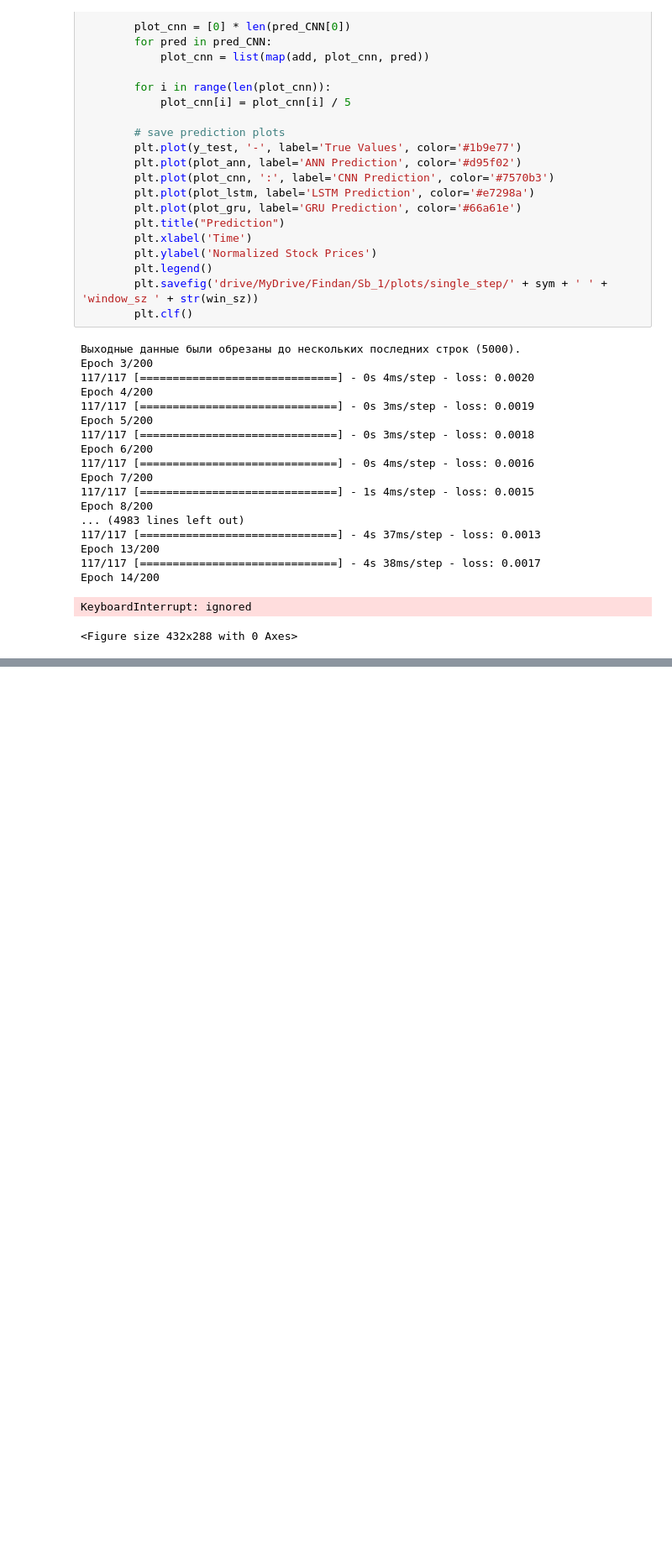
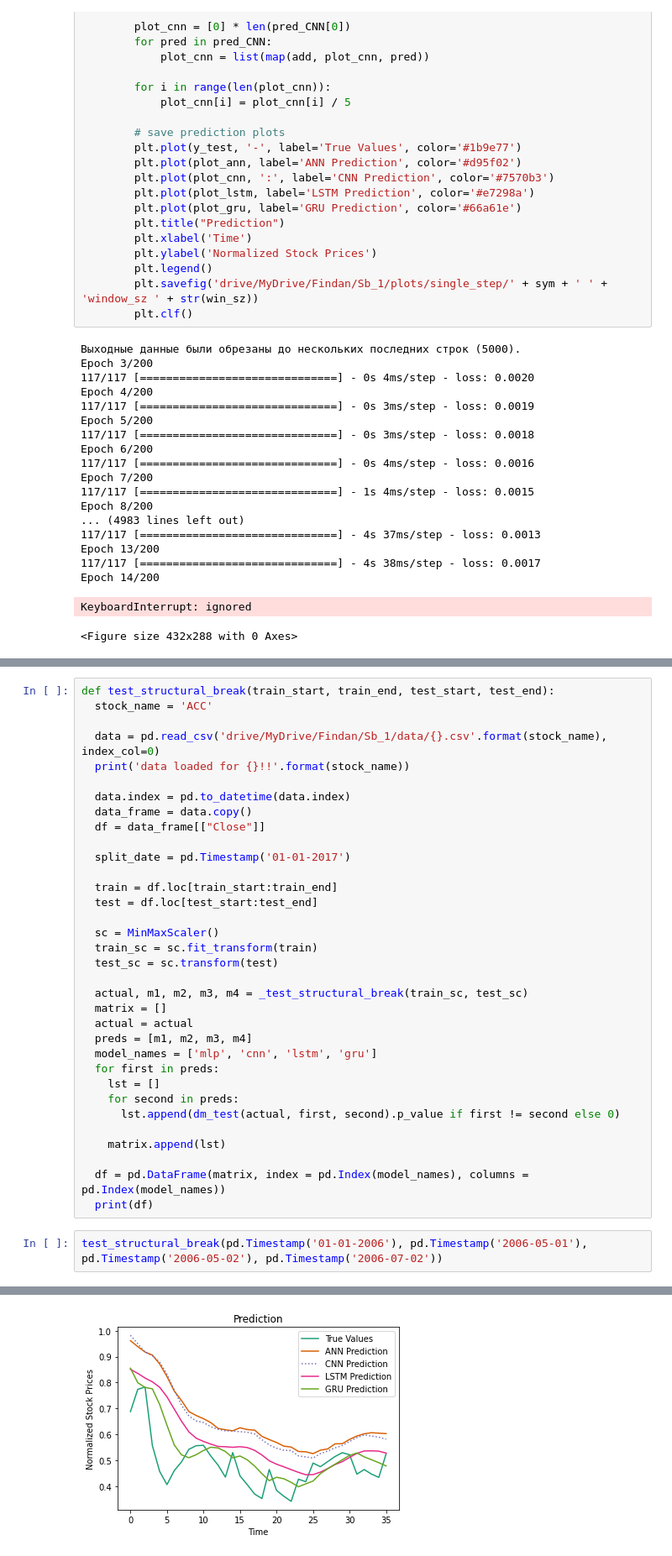
Before and after one commit to Zhekuson/Findan, a Jupyter notebook: Sb_1/Main.ipynb, the cells around one changed output, grey strips where cells are left out. Shown: that part at 84% size. Drawn from its saved outputs; the diff is of its cells as text; blank space fills up the shorter version.

```diff
--- a/Sb_1/Main.ipynb
+++ b/Sb_1/Main.ipynb
@@ -603,0 +864,37 @@ Epoch 10/200
+# %%
+def test_structural_break(train_start, train_end, test_start, test_end):
+  stock_name = 'ACC'
+
+  data = pd.read_csv('drive/MyDrive/Findan/Sb_1/data/{}.csv'.format(stock_name), index_col=0)
+  print('data loaded for {}!!'.format(stock_name))
+
+  data.index = pd.to_datetime(data.index)
+  data_frame = data.copy()
+  df = data_frame[["Close"]]
+
+  split_date = pd.Timestamp('01-01-2017')
+
+  train = df.loc[train_start:train_end]
+  test = df.loc[test_start:test_end]
+
+  sc = MinMaxScaler()
+  train_sc = sc.fit_transform(train)
+  test_sc = sc.transform(test)
+
+  actual, m1, m2, m3, m4 = _test_structural_break(train_sc, test_sc)
+  matrix = []
+  actual = actual
+  preds = [m1, m2, m3, m4]
+  model_names = ['mlp', 'cnn', 'lstm', 'gru']
+  for first in preds:
+    lst = []
+    for second in preds:
+      lst.append(dm_test(actual, first, second).p_value if first != second else 0)
+
+    matrix.append(lst)
+
+  df = pd.DataFrame(matrix, index = pd.Index(model_names), columns = pd.Index(model_names))
+  print(df)
+# %%
+test_structural_break(pd.Timestamp('01-01-2006'), pd.Timestamp('2006-05-01'), pd.Timestamp('2006-05-02'), pd.Timestamp('2006-07-02'))
+# %% [output]
@@ -603,0 +918 @@ Epoch 10/200
+[figure, added]
```
Also changed, not shown: parts of 6 cells of this notebook.
